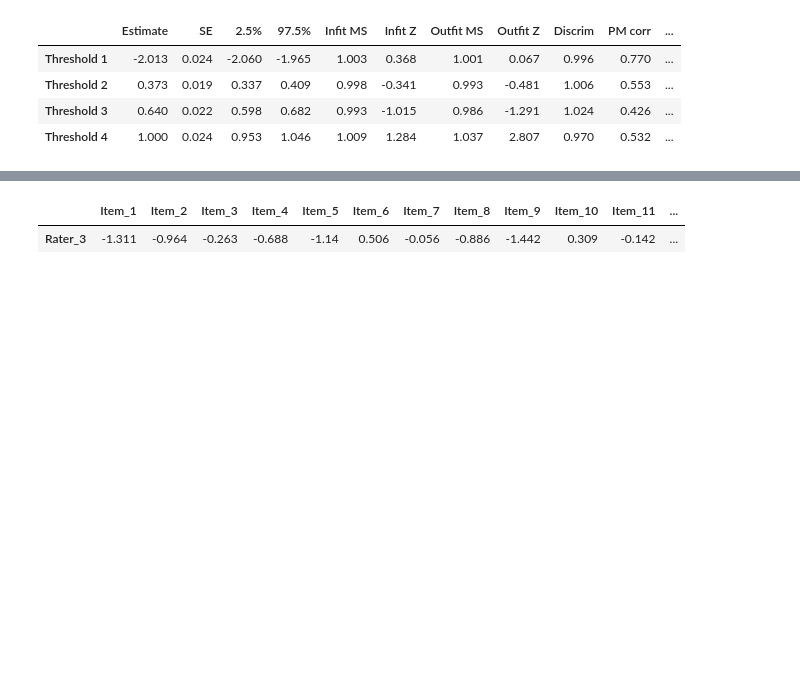
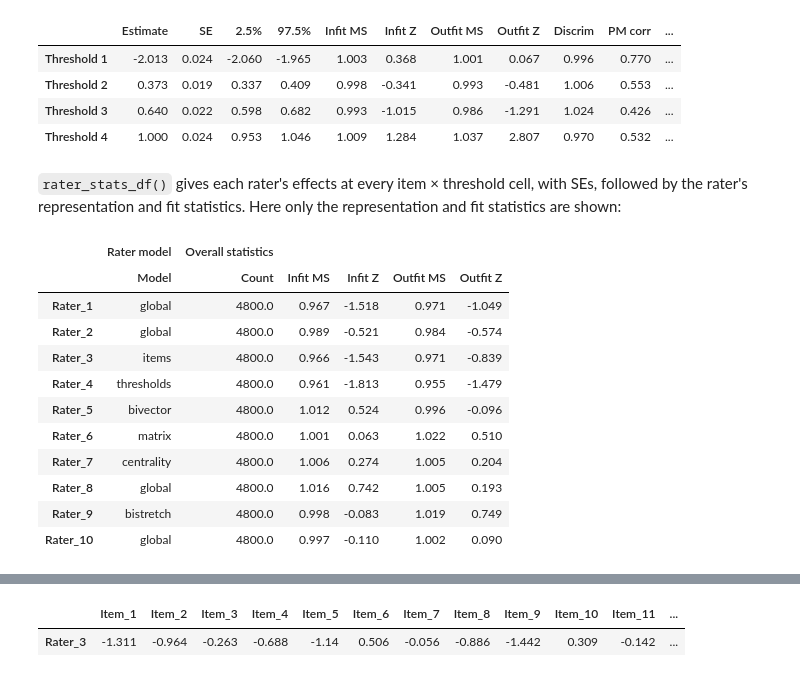
Before and after one commit to MarkElliott999/RaschPy, a Jupyter notebook: Examples/Model classes/Mixed MFRM/Mixed MFRM example.ipynb, the cells around one changed output, grey strips where cells are left out. Saved outputs shown, nothing was run; the diff lists cells and outputs as text; code cells hidden in the pictures; blank space fills up the shorter version.

Commit message:
Mixed MFRM example: define the per-representation effect tables, add rater fit statistics

```diff
--- a/Examples/Model classes/Mixed MFRM/Mixed MFRM example.ipynb
+++ b/Examples/Model classes/Mixed MFRM/Mixed MFRM example.ipynb
@@ -264,4 +264,22 @@ mfrm.threshold_stats_df(model='mixed', full=True)
 | Threshold 2 | 0.373 | 0.019 | 0.337 | 0.409 | 0.998 | -0.341 | 0.993 | -0.481 | 1.006 | 0.553 | ... |
 | Threshold 3 | 0.640 | 0.022 | 0.598 | 0.682 | 0.993 | -1.015 | 0.986 | -1.291 | 1.024 | 0.426 | ... |
 | Threshold 4 | 1.000 | 0.024 | 0.953 | 1.046 | 1.009 | 1.284 | 1.037 | 2.807 | 0.970 | 0.532 | ... |
+# %% [markdown]
+`rater_stats_df()` gives each rater's effects at every item × threshold cell, with SEs, followed by the rater's representation and fit statistics. Here only the representation and fit statistics are shown:
+# %%
+rater_stats = mfrm.rater_stats_df(model='mixed', full=True)
+rater_stats[['Rater model', 'Overall statistics']].round(3)
+# %% [output]
+|  | Rater model | Overall statistics |  |  |  |  |
+|  | Model | Count | Infit MS | Infit Z | Outfit MS | Outfit Z |
+| Rater_1 | global | 4800.0 | 0.967 | -1.518 | 0.971 | -1.049 |
+| Rater_2 | global | 4800.0 | 0.989 | -0.521 | 0.984 | -0.574 |
+| Rater_3 | items | 4800.0 | 0.966 | -1.543 | 0.971 | -0.839 |
+| Rater_4 | thresholds | 4800.0 | 0.961 | -1.813 | 0.955 | -1.479 |
+| Rater_5 | bivector | 4800.0 | 1.012 | 0.524 | 0.996 | -0.096 |
+| Rater_6 | matrix | 4800.0 | 1.001 | 0.063 | 1.022 | 0.510 |
+| Rater_7 | centrality | 4800.0 | 1.006 | 0.274 | 1.005 | 0.204 |
+| Rater_8 | global | 4800.0 | 1.016 | 0.742 | 1.005 | 0.193 |
+| Rater_9 | bistretch | 4800.0 | 0.998 | -0.083 | 1.019 | 0.749 |
+| Rater_10 | global | 4800.0 | 0.997 | -0.110 | 1.002 | 0.090 |
 # %% [markdown]
```
Also changed, not shown: parts of 6 cells of this notebook.
